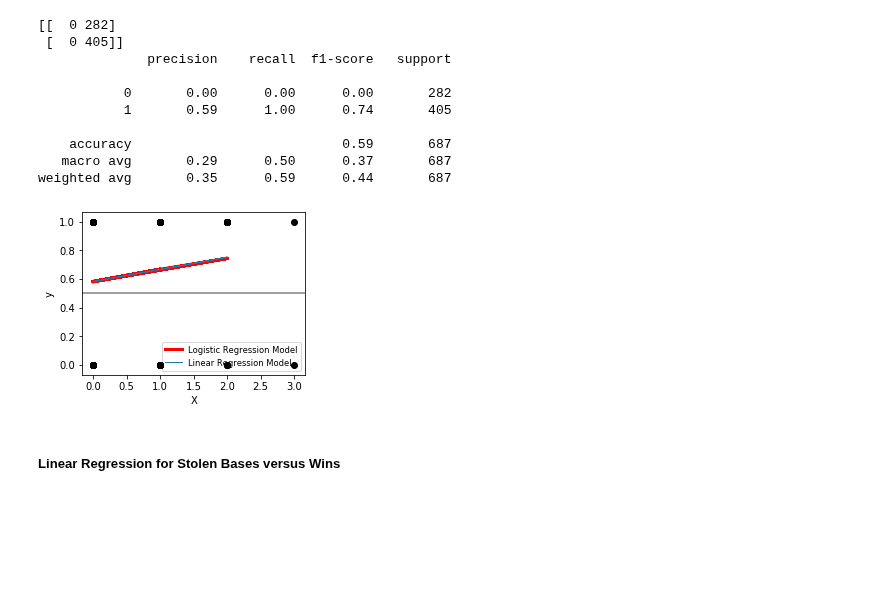
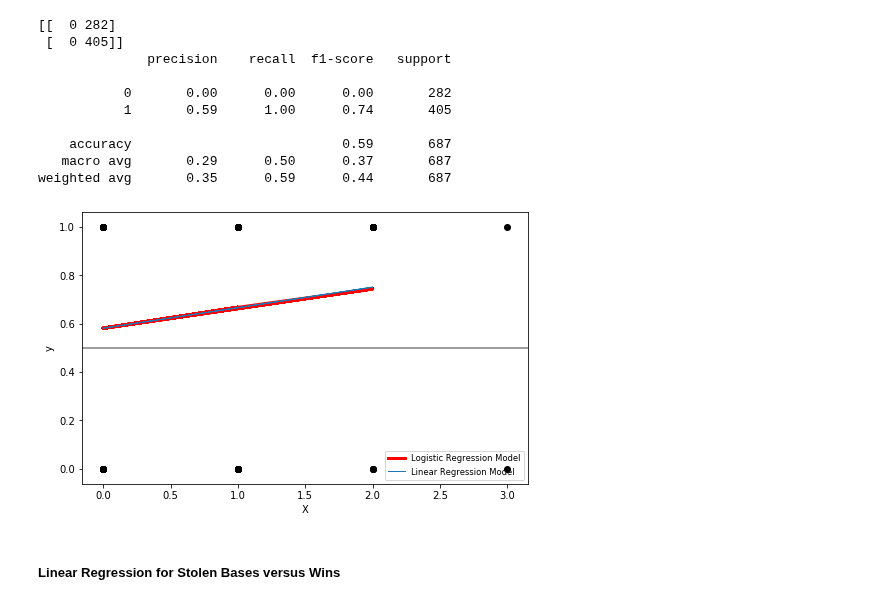
Before and after one commit to mattmaitland1/DerekJeterAnalysis, a Jupyter notebook: Project.ipynb, the cells around one changed output. Drawn from its saved outputs; the diff is of its cells as text; code cells hidden in the pictures; blank space fills up the shorter version.

```diff
--- a/Project.ipynb
+++ b/Project.ipynb
@@ -171,24 +171,28 @@ print(classification_report(y_test,y_pred,zero_division=0))
    macro avg       0.29      0.50      0.37       687
 weighted avg       0.35      0.59      0.44       687
 # %%
-clf = linear_model.LogisticRegression(C=1e5)
-clf.fit(x,y)
-plt.figure(1,figsize=(4,3))
-plt.clf()
-plt.scatter(x.ravel(),y, color = 'black', zorder = 20)
-loss = expit(x_test*clf.coef_+clf.intercept_).ravel()
-plt.plot(x_test,loss,color='red',linewidth=3)
-ols = linear_model.LinearRegression()
-ols.fit(x,y)
-plt.plot(x_test, ols.coef_*x_test+ols.intercept_,linewidth=1)
-plt.axhline(.5,color='.5')
-plt.ylabel('y')
-plt.xlabel('X')
-plt.legend(('Logistic Regression Model', 'Linear Regression Model'),
-           loc="lower right", fontsize='small')
-plt.show()
+#Fits our data into a logistic model
+def logmodel(x,y,x_test):
+    clf = linear_model.LogisticRegression(C=1e5)
+    clf.fit(x,y)
+    plt.figure(1, figsize=[8,5])
+    plt.clf()
+    plt.scatter(x.ravel(),y, color = 'black', zorder = 20)
+    loss = expit(x_test*clf.coef_+clf.intercept_).ravel()
+    plt.plot(x_test,loss,color='red',linewidth=3)
+    ols = linear_model.LinearRegression()
+    ols.fit(x,y)
+    plt.plot(x_test, ols.coef_*x_test+ols.intercept_,linewidth=1)
+    plt.axhline(.5,color='.5')
+    plt.ylabel('y')
+    plt.xlabel('X')
+    plt.legend(('Logistic Regression Model', 'Linear Regression Model'),
+               loc="lower right", fontsize='small')
+    plt.show()
-# %% [output]
-[figure, removed]
+# %%
+logmodel(x,y,x_test)
+# %% [output]
+[figure, added]
 # %% [markdown]
 ##### Linear Regression for Stolen Bases versus Wins
 # %%
```
Also changed, not shown: parts of 38 cells of this notebook.
